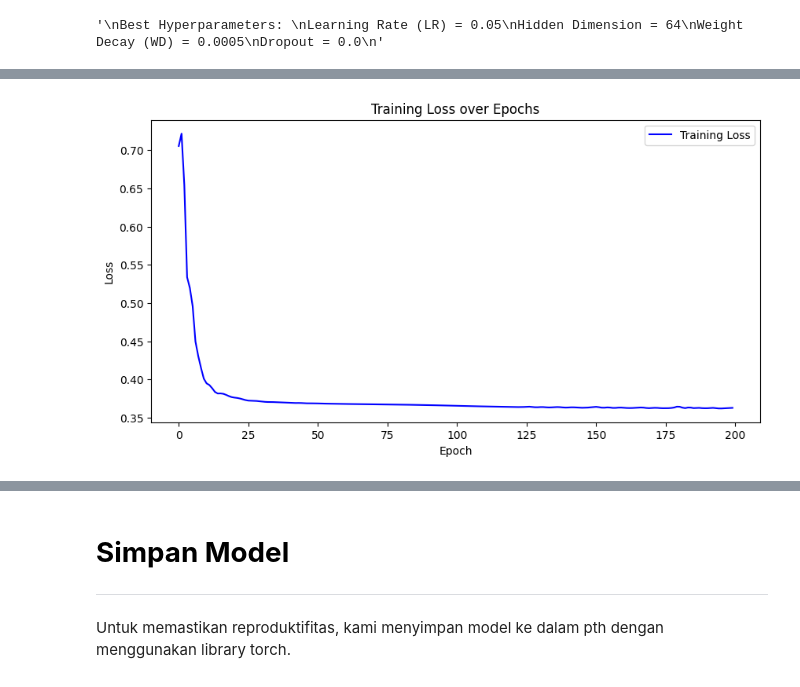
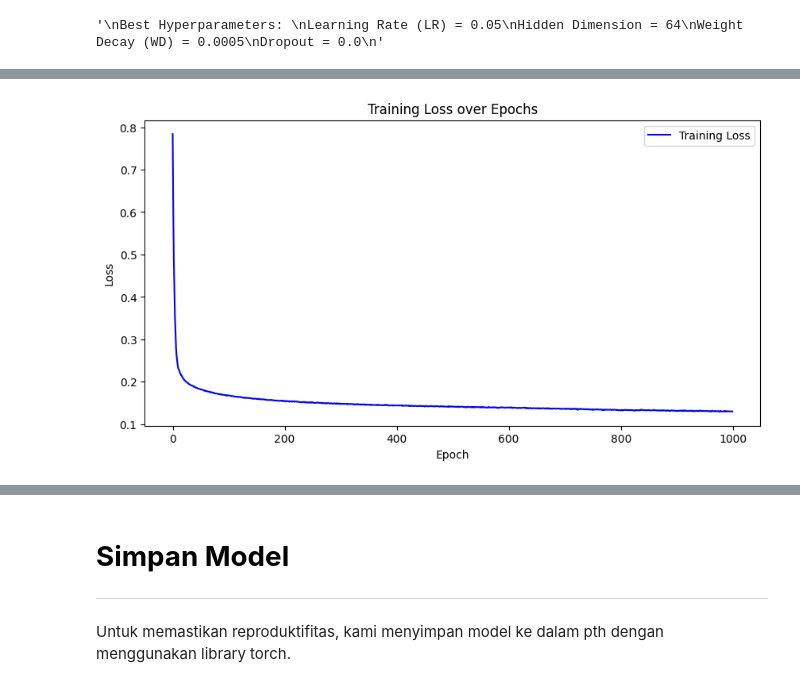
Before and after one commit to agungibr/supply-chain, a Jupyter notebook: FESMARO_2025_SUPPLY_CHAIN.ipynb, the cells around one changed output, grey strips where cells are left out. Cells and saved outputs as stored; diff of their text form; code cells hidden in the pictures.

```diff
--- a/FESMARO_2025_SUPPLY_CHAIN.ipynb
+++ b/FESMARO_2025_SUPPLY_CHAIN.ipynb
@@ -1188,7 +1192,7 @@ Beberapa model yang kami gunakan:
 models = {
     "Decision Tree": DecisionTreeClassifier(random_state=42),
     "Random Forest": RandomForestClassifier(random_state=42),
-    "LightGBM": LGBMClassifier(random_state=42),
+    "LightGBM": LGBMClassifier(random_state=42, verbose=-1),
     "CatBoost": CatBoostClassifier(verbose=0, random_state=42),
     "XGBoost": XGBClassifier(use_label_encoder=False, eval_metric='logloss', random_state=42),
     "KNN": KNeighborsClassifier(n_neighbors=5),
@@ -1569,13 +1532,17 @@ dtype: int64
 target = 'Late_delivery_risk'
 features = [col for col in df.columns if col != target]
 # %%
-# Standardize features
-scaler = StandardScaler()
-X = scaler.fit_transform(df[features])
+X = df[features]
 y = df[target].values
 # %%
 # Spilitting data
 X_train, X_test, y_train, y_test = train_test_split(X, y, test_size=0.2, random_state=69)
+# %%
+# Standardize features
+scaler = StandardScaler()
+
+X_train = scaler.fit_transform(X_train)
+X_test = scaler.transform(X_test)
 # %%
 # Konversi data menjadi tensor untuk pipeline deep learning dengan PyTorch
 X_train = torch.tensor(X_train, dtype=torch.float)
@@ -1635,7 +1615,7 @@ class GNNModel(torch.nn.Module):
 # %%
 # Initialize model with best hyperparameters
-model = GNNModel(in_features=X_train.shape[1], hidden_dim=64)
-optimizer = torch.optim.Adam(model.parameters(), lr=0.05, weight_decay=5e-4)
+model = GNNModel(in_features=X_train.shape[1], hidden_dim=128)
+optimizer = torch.optim.AdamW(model.parameters(), lr=0.01, weight_decay=1e-4)
 
 """
 Best Hyperparameters:
@@ -1678,17 +1658,17 @@ def train():
     return loss.item()
 
 # Training Loop
-for epoch in range(200):
+for epoch in range(1000):
     loss = train()
     losses.append(loss)
-    if epoch % 10 == 0:
+    if epoch % 50 == 0:
         print(f'Epoch {epoch}, Loss: {loss:.4f}')
 
 print("Training complete.")
 
 # Plot Training Loss
 plt.figure(figsize=(10, 5))
-plt.plot(range(200), losses, label='Training Loss', color='b')
+plt.plot(range(1000), losses, label='Training Loss', color='b')
 plt.xlabel('Epoch')
 plt.ylabel('Loss')
 plt.title('Training Loss over Epochs')
@@ -1714,5 +1694,5 @@ Epoch 190, Loss: 0.3624
 Training complete.
-[figure, old version]
+[figure, new version]
 # %%
 # Evaluasi Model
 def evaluate():
```
Also changed, not shown: parts of 14 cells of this notebook.
